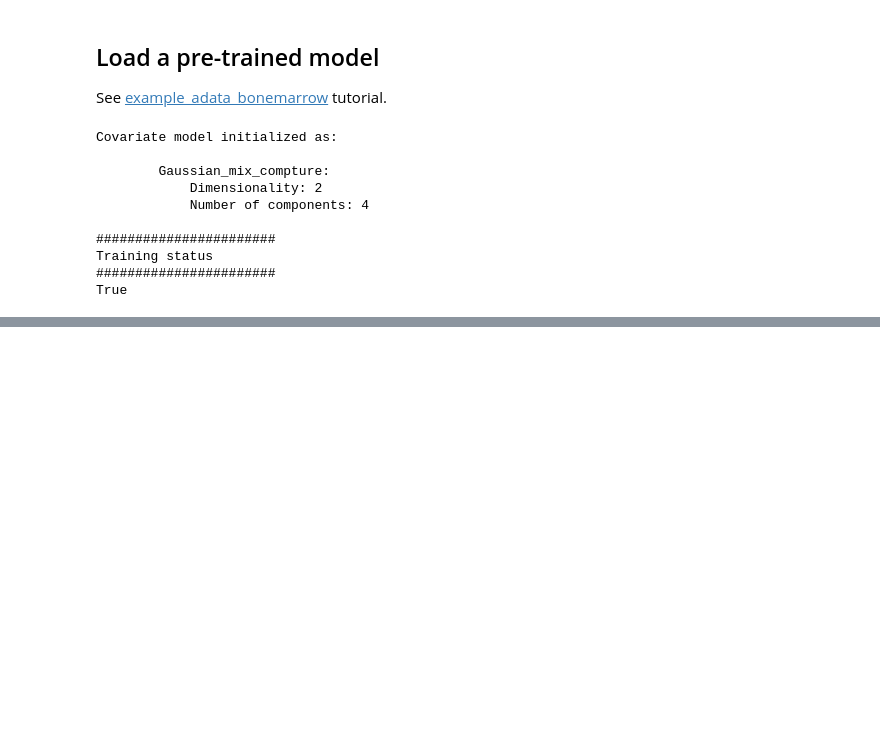
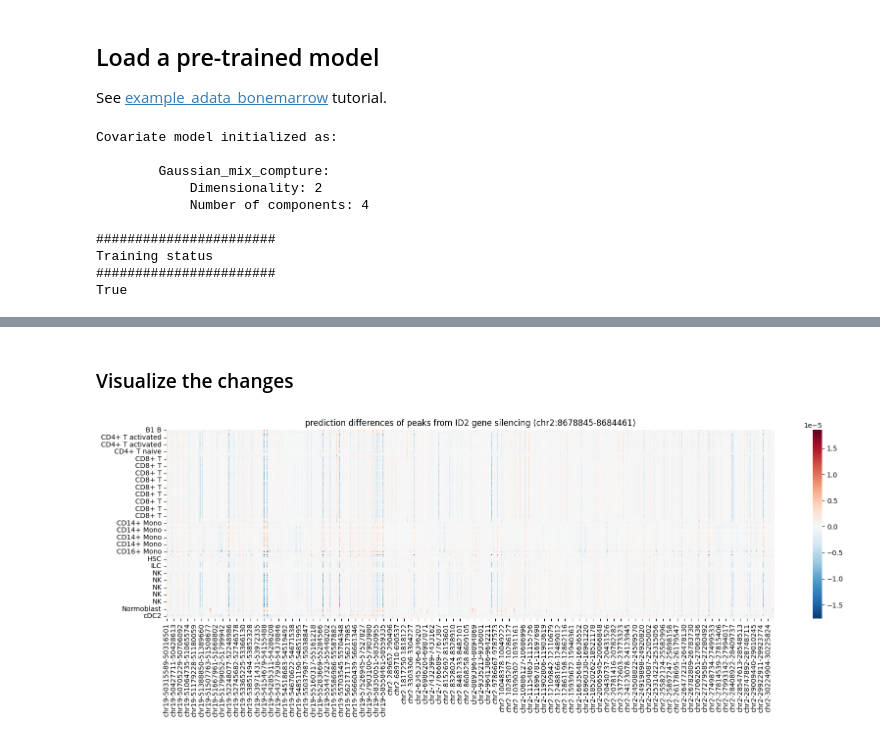
Before and after one commit to Center-for-Health-Data-Science/multiDGD, a Jupyter notebook: tutorials/gene2peak.ipynb, the cells around one changed output, grey strips where cells are left out. Saved outputs shown, nothing was run; the diff lists cells and outputs as text; code cells hidden in the pictures; blank space fills up the shorter version.

```diff
--- a/tutorials/gene2peak.ipynb
+++ b/tutorials/gene2peak.ipynb
@@ -37,6 +40,7 @@ Right now the perturbations only consist of silencing of the given gene. Thus, a
 # %%
 # specify the gene we want to look at
 gene_name = "ID2"
+gene_location = "chr2:8678845-8684461"
 
 # and the samples we want to look at
 test_set = data[data.obs["train_val_test"] == "test",:].copy()
@@ -45,3 +51,38 @@ predicted_changes, samples_of_interest = model.gene2peak(gene_name=gene_name, te
 # %%
 delta_gex = predicted_changes[0]
 delta_atac = predicted_changes[1]
+# %% [markdown]
+### Visualize the changes
+# %%
+def plot_gel(testset, heatmap, gene_name, gene_loc, modality_switch, start_peak, end_peak, cell_types):
+    df_heatmap_1 = pd.DataFrame(
+        heatmap.numpy(),
+        columns=testset.var.index[
+            modality_switch + start_peak : modality_switch + end_peak
+        ],
+        index=cell_types,
+    )
+    df_heatmap_1 = df_heatmap_1.sort_index()
+
+    fig, ax = plt.subplots(figsize=(20, 5))
+    sns.heatmap(df_heatmap_1, linewidth=0.0, cmap="RdBu_r", center=0)
+    plt.title(
+        "prediction differences of peaks from {} gene silencing ({})".format(
+            gene_name, gene_loc
+        )
+    )
+    plt.show()
+
+    return df_heatmap_1
+# %%
+peak_id = 57602 # and the one before and after, but not too relevant for plotting
+start_peak = peak_id - 1000
+end_peak = peak_id + 1000
+modality_switch = delta_gex.shape[1]
+
+cell_types = test_set.obs['cell_type'].values[samples_of_interest]
+heatmap_1 = delta_atac[:,start_peak:end_peak]
+
+df_heatmap_1 = plot_gel(test_set, heatmap_1, gene_name, gene_location, modality_switch, start_peak, end_peak, cell_types)
+# %% [output]
+[figure, added]
```
Also changed, not shown: parts of 3 cells of this notebook, 3 other files.
